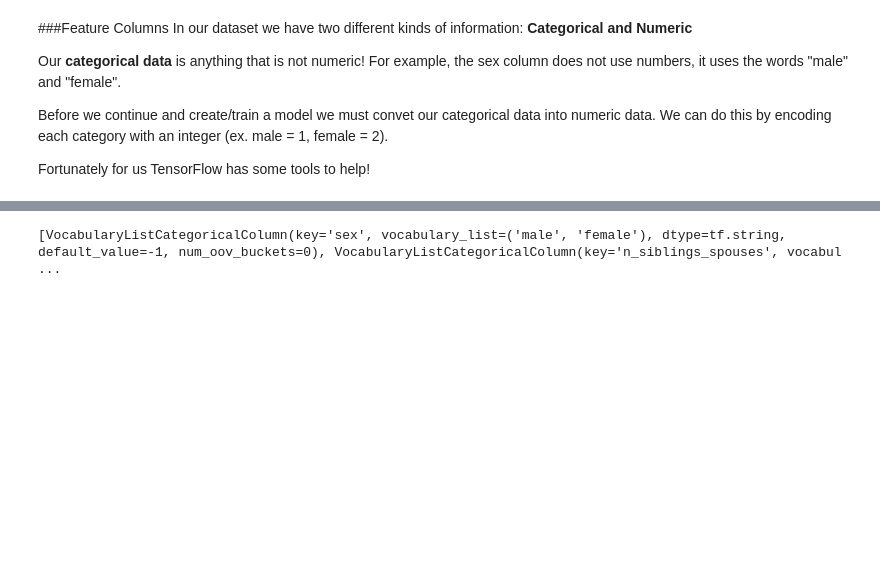
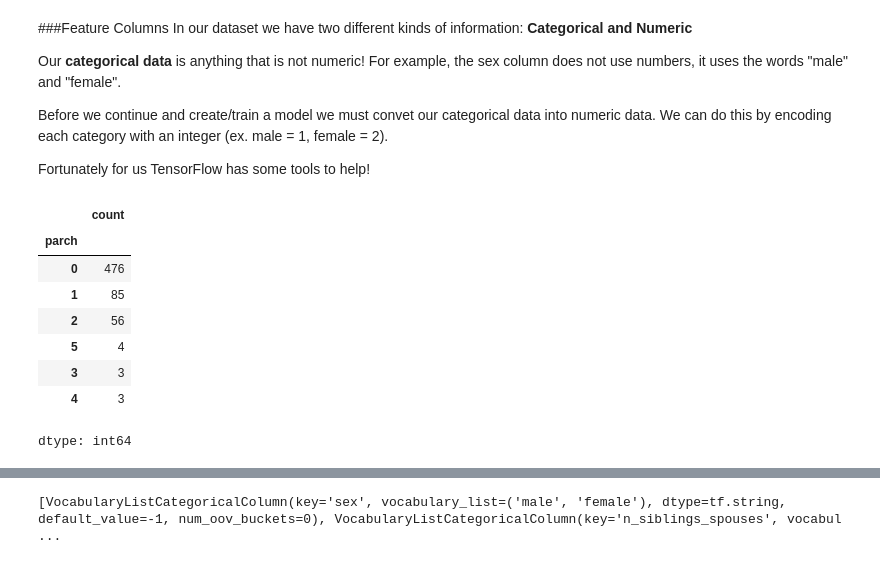
Before and after one commit to hemu2014/python-ML, a Jupyter notebook: 机器学习-算法/Core_Learning_Algorithms.ipynb, the cells around one changed output, grey strips where cells are left out. Saved outputs shown, nothing was run; the diff lists cells and outputs as text; code cells hidden in the pictures; blank space fills up the shorter version.

```diff
--- a/机器学习-算法/Core_Learning_Algorithms.ipynb
+++ b/机器学习-算法/Core_Learning_Algorithms.ipynb
@@ -368,3 +368,15 @@ Our **categorical data** is anything that is not numeric! For example, the sex c
 Before we continue and create/train a model we must convet our categorical data into numeric data. We can do this by encoding each category with an integer (ex. male = 1, female = 2).
 
 Fortunately for us TensorFlow has some tools to help!
+# %%
+dftrain['parch'].value_counts()
+# %% [output]
+|  | count |
+| parch |  |
+| 0 | 476 |
+| 1 | 85 |
+| 2 | 56 |
+| 5 | 4 |
+| 3 | 3 |
+| 4 | 3 |
+dtype: int64
```
Also changed, not shown: parts of 10 cells of this notebook.
